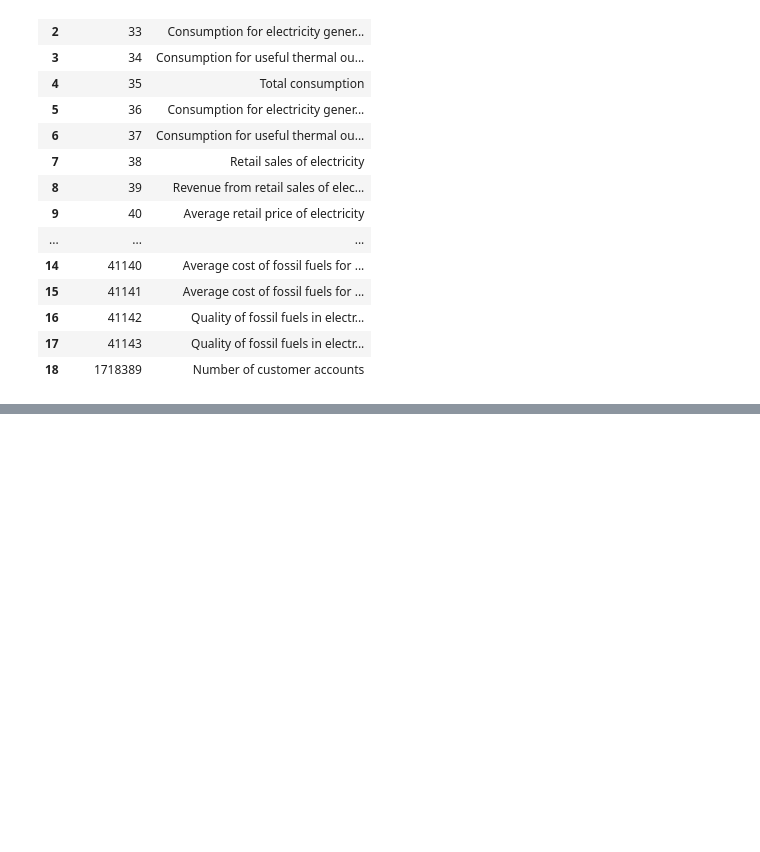
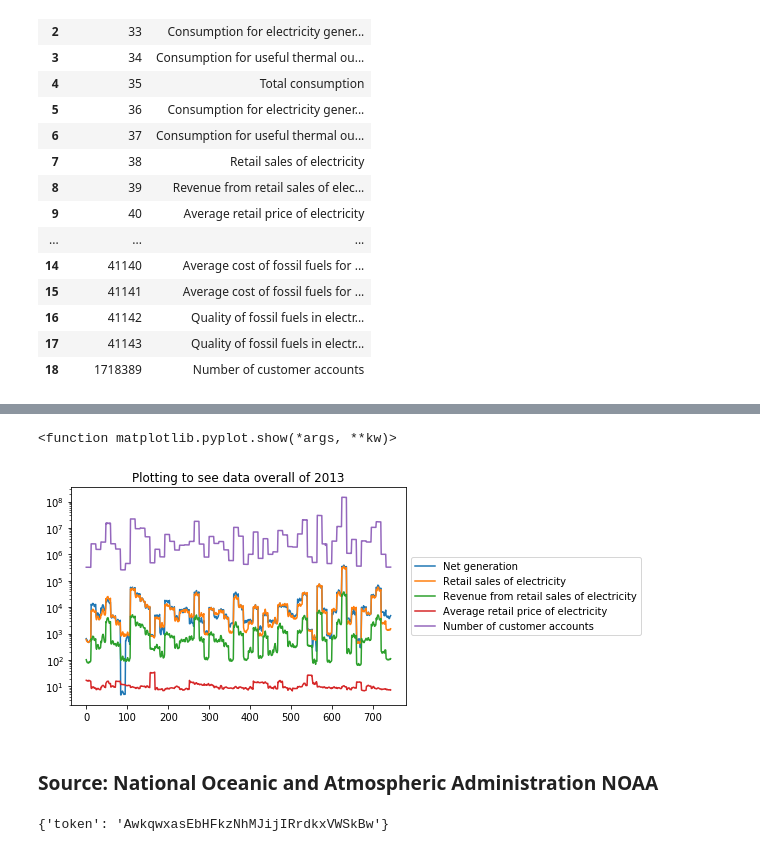
Before and after one commit to megiza/First_CapstoneProject, a Jupyter notebook: Project1.ipynb, the cells around one changed output, grey strips where cells are left out. Cells and saved outputs as stored; diff of their text form; code cells hidden in the pictures; blank space fills up the shorter version.

```diff
--- a/Project1.ipynb
+++ b/Project1.ipynb
@@ -209,0 +240,18 @@ Number of customer accounts - OK
+# %%
+#Plotting to see data overall
+
+plot1=df_data.plot(logy=True, title='Plotting to see data overall of 2013')
+plot1.legend(loc='center left', bbox_to_anchor=(1, 0.5))
+#plot1.legend(loc='upper center', bbox_to_anchor=(0.5, -0.05), fancybox=True, shadow=True, ncol=5)
+plt.show
+# %% [output]
+<function matplotlib.pyplot.show(*args, **kw)>
+[figure, added]
+# %% [markdown]
+### Source: National Oceanic and Atmospheric Administration NOAA
+# %%
+mytoken='AwkqwxasEbHFkzNhMJijIRrdkxVWSkBw'
+token = {'token': mytoken}
+token
+# %% [output]
+{'token': 'AwkqwxasEbHFkzNhMJijIRrdkxVWSkBw'}
```
Also changed, not shown: parts of 34 cells of this notebook.
